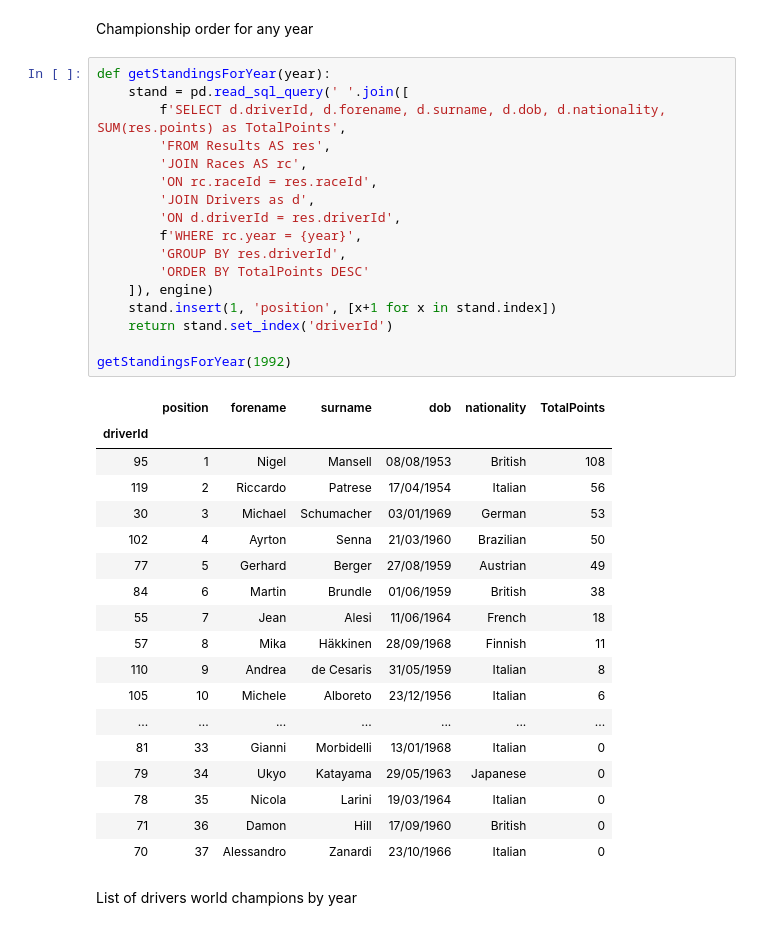
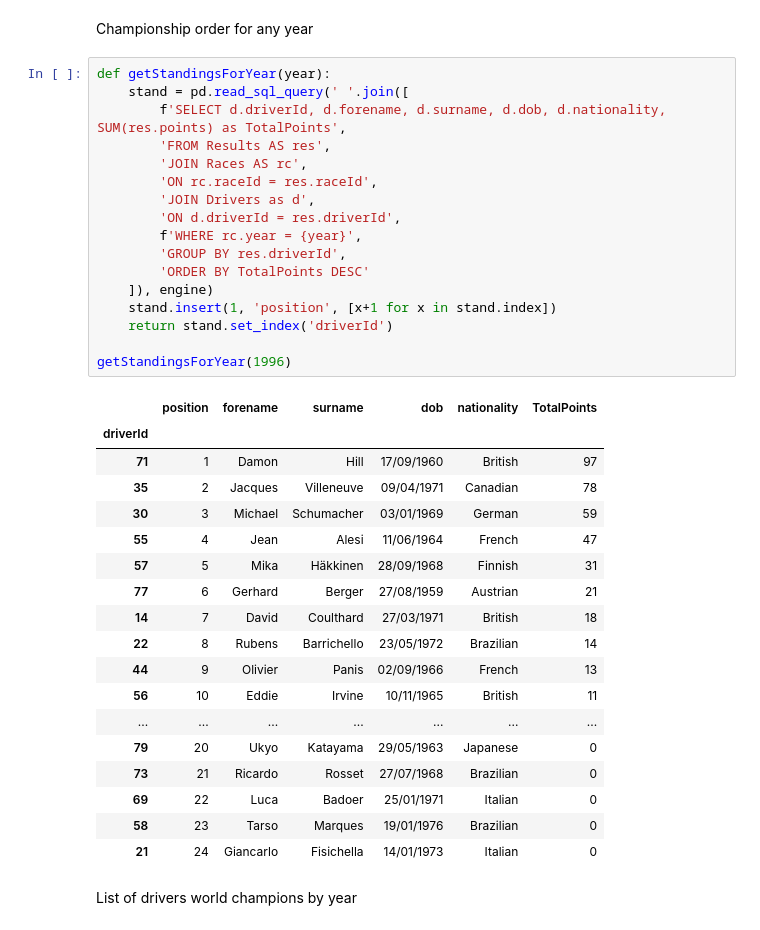
Before and after one commit to osskari/F1Data, a Jupyter notebook: Untitled.ipynb, the cells around one changed output. Saved outputs shown, nothing was run; the diff lists cells and outputs as text.

```diff
--- a/Untitled.ipynb
+++ b/Untitled.ipynb
@@ -295,39 +320,39 @@ Championship order for any year
 # %%
 def getStandingsForYear(year):
     stand = pd.read_sql_query(' '.join([
         f'SELECT d.driverId, d.forename, d.surname, d.dob, d.nationality, SUM(res.points) as TotalPoints',
         'FROM Results AS res',
         'JOIN Races AS rc',
         'ON rc.raceId = res.raceId',
         'JOIN Drivers as d',
         'ON d.driverId = res.driverId',
         f'WHERE rc.year = {year}',
         'GROUP BY res.driverId',
         'ORDER BY TotalPoints DESC'
     ]), engine)
     stand.insert(1, 'position', [x+1 for x in stand.index])
     return stand.set_index('driverId')
 
-getStandingsForYear(1992)
+getStandingsForYear(1996)
 # %% [output]
 |  | position | forename | surname | dob | nationality | TotalPoints |
 | driverId |  |  |  |  |  |  |
-| 95 | 1 | Nigel | Mansell | 08/08/1953 | British | 108 |
-| 119 | 2 | Riccardo | Patrese | 17/04/1954 | Italian | 56 |
-| 30 | 3 | Michael | Schumacher | 03/01/1969 | German | 53 |
-| 102 | 4 | Ayrton | Senna | 21/03/1960 | Brazilian | 50 |
-| 77 | 5 | Gerhard | Berger | 27/08/1959 | Austrian | 49 |
-| 84 | 6 | Martin | Brundle | 01/06/1959 | British | 38 |
-| 55 | 7 | Jean | Alesi | 11/06/1964 | French | 18 |
-| 57 | 8 | Mika | Häkkinen | 28/09/1968 | Finnish | 11 |
-| 110 | 9 | Andrea | de Cesaris | 31/05/1959 | Italian | 8 |
-| 105 | 10 | Michele | Alboreto | 23/12/1956 | Italian | 6 |
+| 71 | 1 | Damon | Hill | 17/09/1960 | British | 97 |
+| 35 | 2 | Jacques | Villeneuve | 09/04/1971 | Canadian | 78 |
+| 30 | 3 | Michael | Schumacher | 03/01/1969 | German | 59 |
+| 55 | 4 | Jean | Alesi | 11/06/1964 | French | 47 |
+| 57 | 5 | Mika | Häkkinen | 28/09/1968 | Finnish | 31 |
+| 77 | 6 | Gerhard | Berger | 27/08/1959 | Austrian | 21 |
+| 14 | 7 | David | Coulthard | 27/03/1971 | British | 18 |
+| 22 | 8 | Rubens | Barrichello | 23/05/1972 | Brazilian | 14 |
+| 44 | 9 | Olivier | Panis | 02/09/1966 | French | 13 |
+| 56 | 10 | Eddie | Irvine | 10/11/1965 | British | 11 |
 | ... | ... | ... | ... | ... | ... | ... |
-| 81 | 33 | Gianni | Morbidelli | 13/01/1968 | Italian | 0 |
-| 79 | 34 | Ukyo | Katayama | 29/05/1963 | Japanese | 0 |
-| 78 | 35 | Nicola | Larini | 19/03/1964 | Italian | 0 |
-| 71 | 36 | Damon | Hill | 17/09/1960 | British | 0 |
-| 70 | 37 | Alessandro | Zanardi | 23/10/1966 | Italian | 0 |
+| 79 | 20 | Ukyo | Katayama | 29/05/1963 | Japanese | 0 |
+| 73 | 21 | Ricardo | Rosset | 27/07/1968 | Brazilian | 0 |
+| 69 | 22 | Luca | Badoer | 25/01/1971 | Italian | 0 |
+| 58 | 23 | Tarso | Marques | 19/01/1976 | Brazilian | 0 |
+| 21 | 24 | Giancarlo | Fisichella | 14/01/1973 | Italian | 0 |
 # %% [markdown]
 List of drivers world champions by year
 # %%
```
Also changed, not shown: parts of 12 cells of this notebook.
